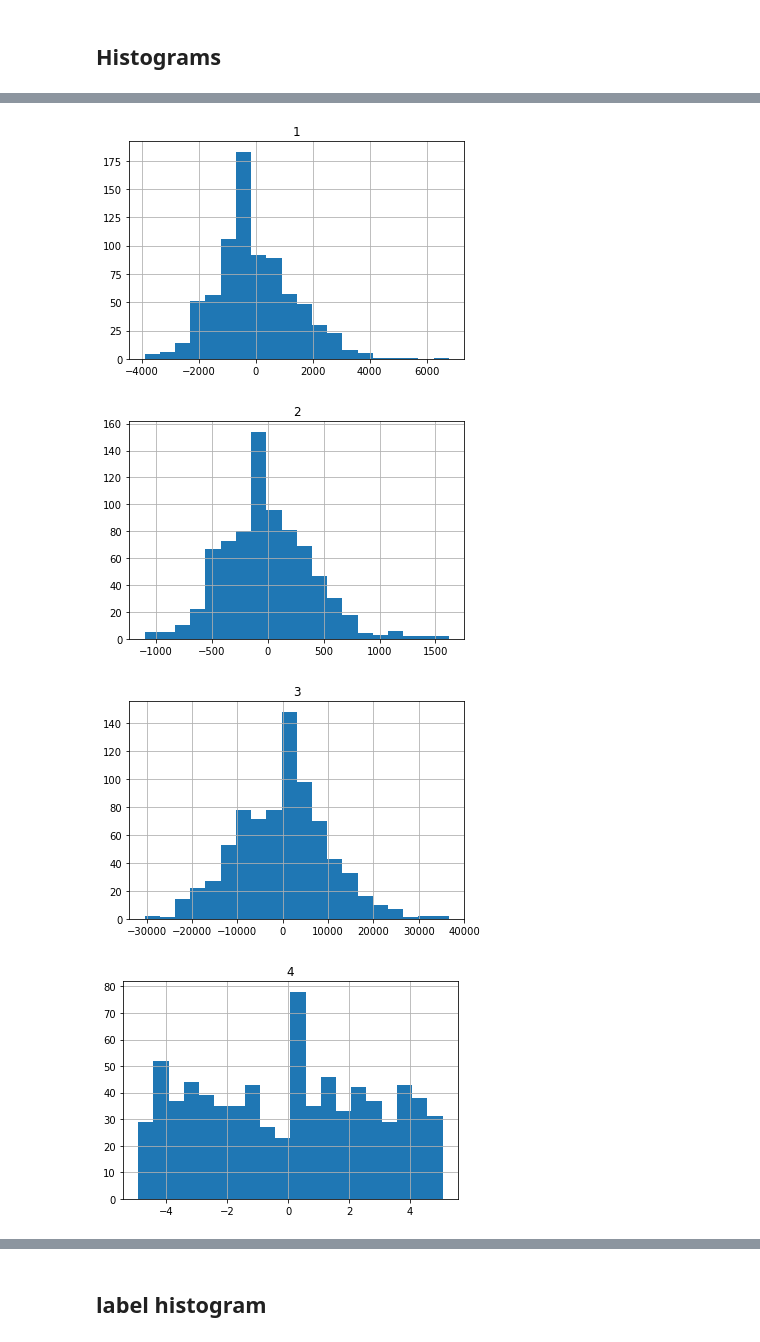
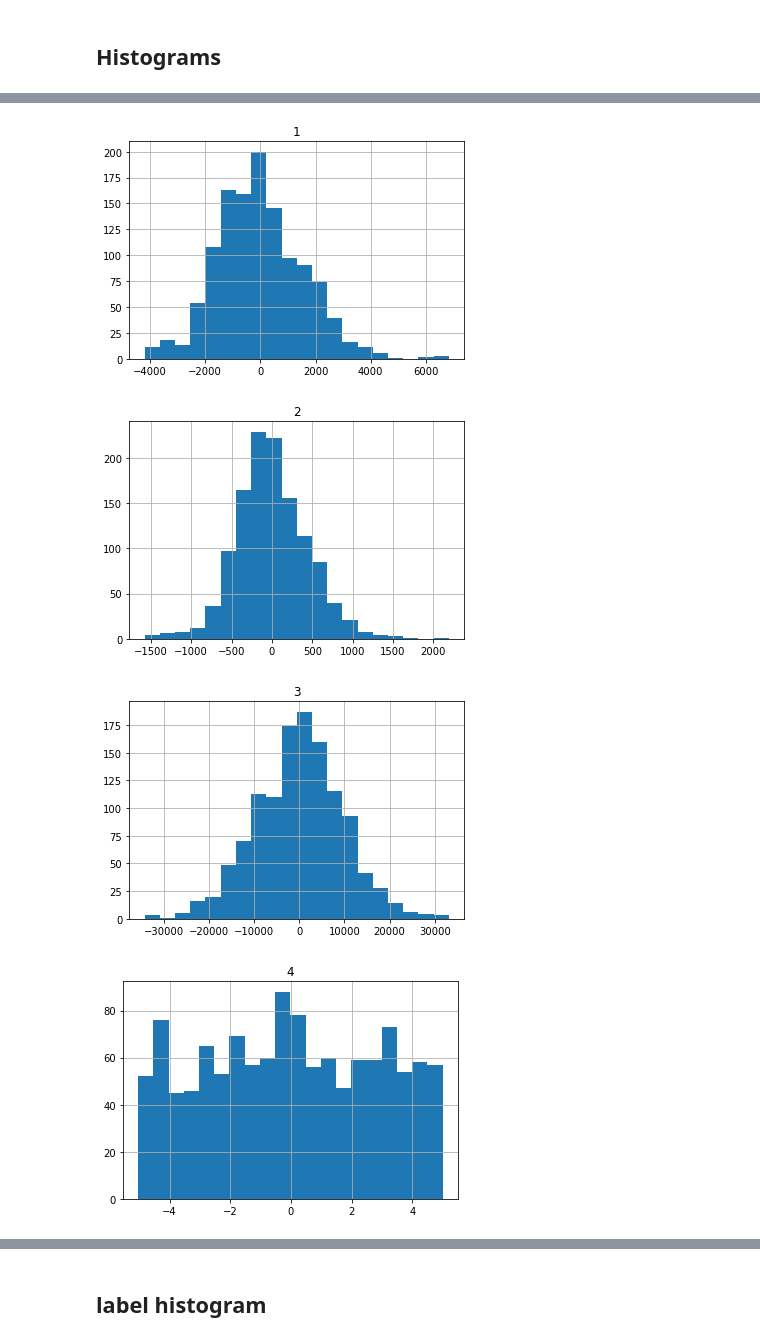
Before and after one commit to tim99fn/aml, a Jupyter notebook: data_inspection.ipynb, the cells around one changed output, grey strips where cells are left out. Drawn from its saved outputs; the diff is of its cells as text; code cells hidden in the pictures.

```diff
--- a/data_inspection.ipynb
+++ b/data_inspection.ipynb
@@ -9,6 +11,6 @@ import numpy as np
 # %%
 def get_data():
-    x_train_ = pd.read_csv('X_train.csv').drop('id', axis=1)
-    y_train_ = pd.read_csv('y_train.csv', usecols=['y'])
+    x_train_ = pd.read_csv('X_train.csv')
+    y_train_ = pd.read_csv('y_train.csv').drop('id', axis=1)
     x_test_ = pd.read_csv('X_test.csv').drop('id', axis=1)
     return x_train_, y_train_, x_test_
@@ -18,8 +93,8 @@ x_train, y_train, x_test = get_data()
 ## Missing Values
 -for each feature we have less then 10% missing values
 # %%
-# replace missing values with the median
-x_train = x_train.fillna(x_train.median())
+# replace missing values
+x_train= fill_nan(x_train,y_train)
 x_test = x_test.fillna(x_test.median())
 # %% [markdown]
 ## Center data
@@ -72,5 +163,5 @@ for i in range(10):
 for i in range(10):
     plt.figure()
     plt.title(i)
-    x_test.iloc[:,i].hist(bins = 20)
+    x_train.iloc[:,i].hist(bins = 20)
 # %% [output]
@@ -78,4 +169,4 @@ for i in range(10):
-[figure, old version]
+[figure, new version]
-[figure, old version]
+[figure, new version]
-[figure, old version]
+[figure, new version]
-[figure, old version]
+[figure, new version]
```
Also changed, not shown: parts of 28 cells of this notebook, 3 other files.
